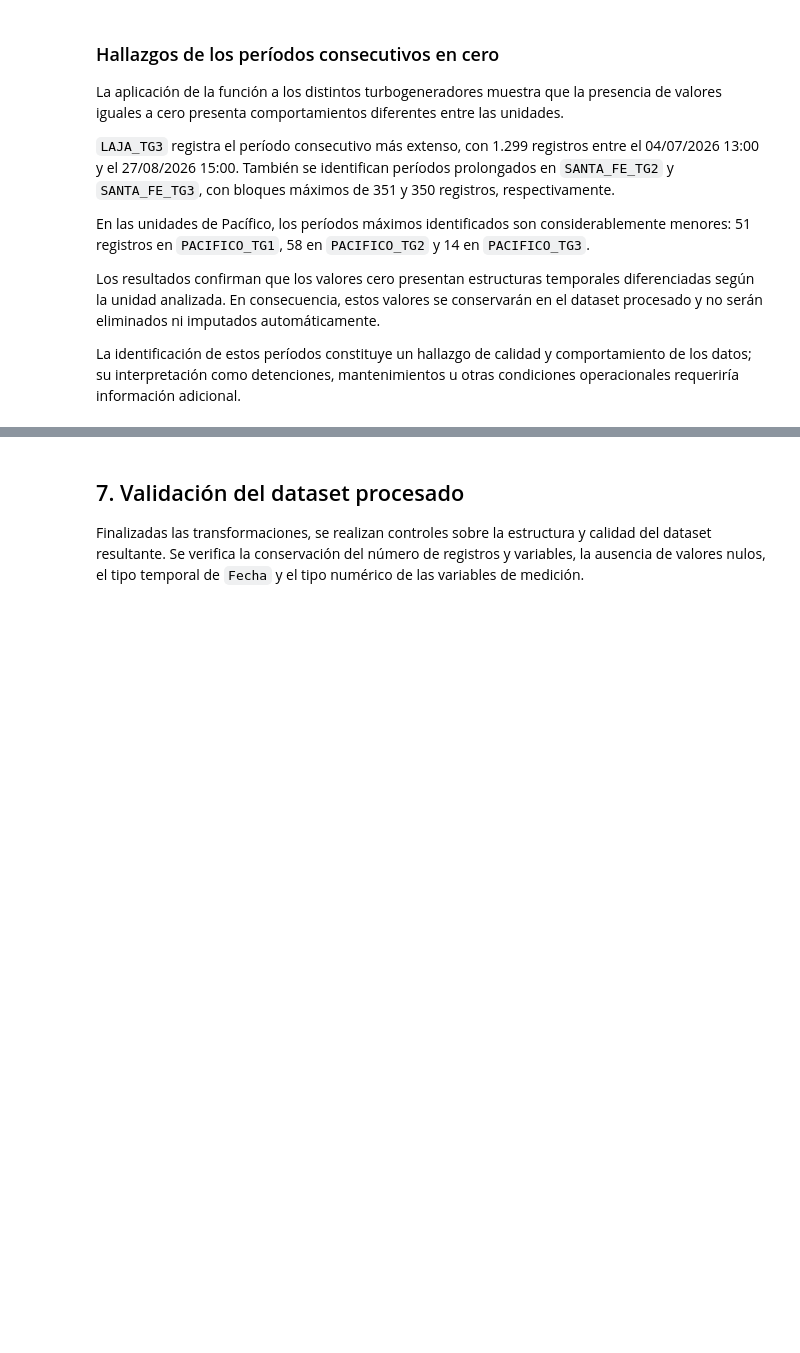
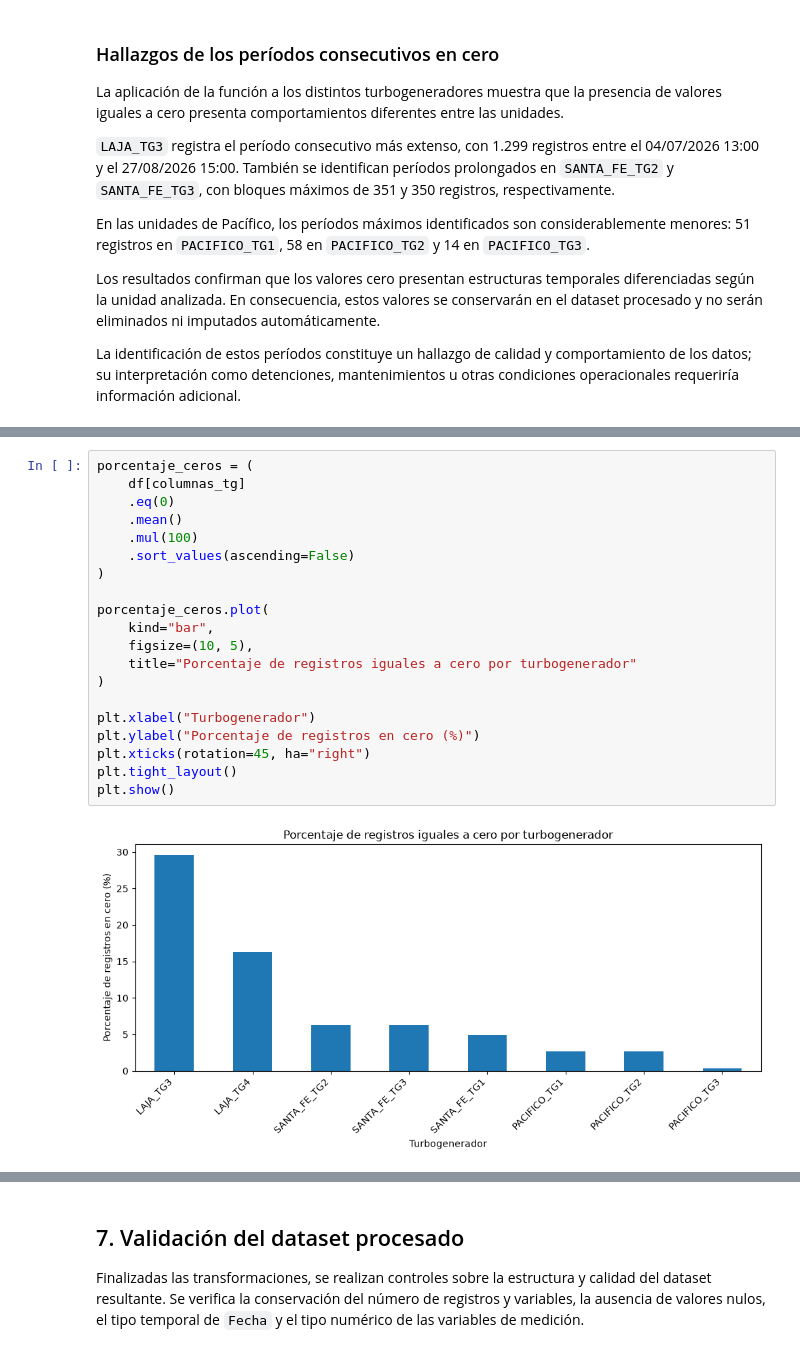
Before and after one commit to vedurancisterna-alt/Grupo-2-Sumativa-1-, a Jupyter notebook: F2/F2_preparacion_datos.ipynb, the cells around one changed output, grey strips where cells are left out. Saved outputs shown, nothing was run; the diff lists cells and outputs as text; blank space fills up the shorter version.

```diff
--- a/F2/F2_preparacion_datos.ipynb
+++ b/F2/F2_preparacion_datos.ipynb
@@ -625,0 +657,22 @@ La identificación de estos períodos constituye un hallazgo de calidad y compor
+# %%
+porcentaje_ceros = (
+    df[columnas_tg]
+    .eq(0)
+    .mean()
+    .mul(100)
+    .sort_values(ascending=False)
+)
+
+porcentaje_ceros.plot(
+    kind="bar",
+    figsize=(10, 5),
+    title="Porcentaje de registros iguales a cero por turbogenerador"
+)
+
+plt.xlabel("Turbogenerador")
+plt.ylabel("Porcentaje de registros en cero (%)")
+plt.xticks(rotation=45, ha="right")
+plt.tight_layout()
+plt.show()
+# %% [output]
+[figure, added]
```
Also changed, not shown: parts of 8 cells of this notebook.
